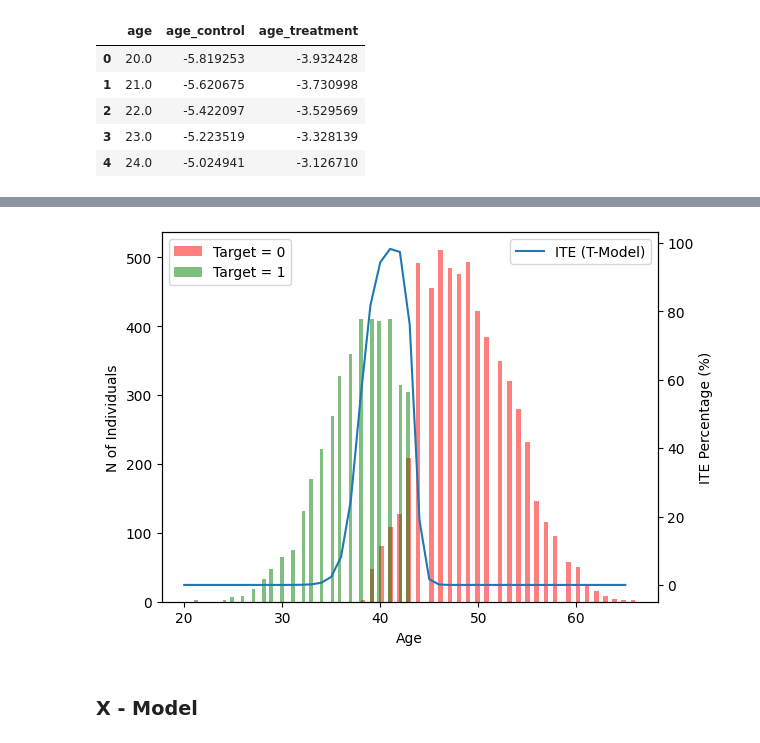
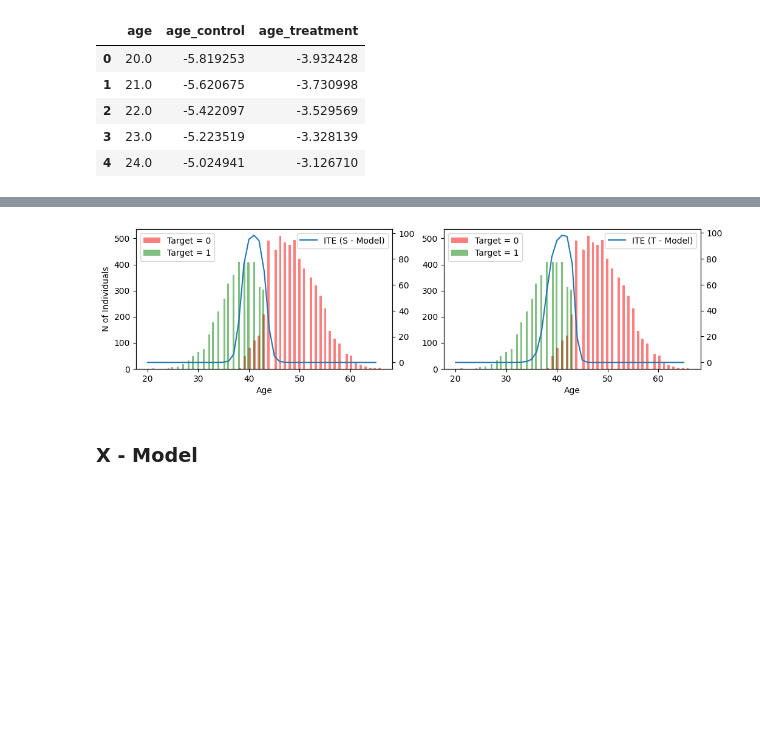
Before and after one commit to Bruno-Moreno/ML---Study, a Jupyter notebook: notebooks/STATS/causal_inference.ipynb, the cells around one changed output, grey strips where cells are left out. Drawn from its saved outputs; the diff is of its cells as text; code cells hidden in the pictures; blank space fills up the shorter version.

Commit message:
Causal Inference Update

```diff
--- a/notebooks/STATS/causal_inference.ipynb
+++ b/notebooks/STATS/causal_inference.ipynb
@@ -290,11 +273,11 @@ model_treatment.fit(X_treatment, y_treatment)
 # %% [output]
 LogisticRegression(random_state=666)
 # %%
-X_test = pd.DataFrame()
-X_test["age"] = np.linspace(20, 65, 46)
-X_test["age_control"] = (X_test["age"] - control_mean)/control_std
-X_test["age_treatment"] = (X_test["age"] - treatment_mean)/treatment_std
-X_test.head()
+X_test_t = pd.DataFrame()
+X_test_t["age"] = np.linspace(20, 65, 46)
+X_test_t["age_control"] = (X_test_t["age"] - control_mean)/control_std
+X_test_t["age_treatment"] = (X_test_t["age"] - treatment_mean)/treatment_std
+X_test_t.head()
 # %% [output]
 |  | age | age_control | age_treatment |
 | 0 | 20.0 | -5.819253 | -3.932428 |
@@ -303,12 +286,12 @@ X_test.head()
 | 3 | 23.0 | -5.223519 | -3.328139 |
 | 4 | 24.0 | -5.024941 | -3.126710 |
 # %%
-X_test["predicted_model_control"] = model_control.predict_proba(X_test[["age_control"]].values)[:, 1]
-X_test["predicted_model_treatment"] = model_treatment.predict_proba(X_test[["age_treatment"]].values)[:, 1]
+X_test_t["predicted_model_control"] = model_control.predict_proba(X_test_t[["age_control"]].values)[:, 1]
+X_test_t["predicted_model_treatment"] = model_treatment.predict_proba(X_test_t[["age_treatment"]].values)[:, 1]
 
-X_test["ITE"] = X_test["predicted_model_treatment"] - X_test["predicted_model_control"]
+X_test_t["ITE"] = X_test_t["predicted_model_treatment"] - X_test_t["predicted_model_control"]
 
-X_test.head()
+X_test_t.head()
 # %% [output]
 |  | age | age_control | age_treatment | predicted_model_control | predicted_model_treatment | ITE |
 | 0 | 20.0 | -5.819253 | -3.932428 | 1.0 | 1.0 | 7.349943e-11 |
@@ -317,21 +300,32 @@ X_test.head()
 | 3 | 23.0 | -5.223519 | -3.328139 | 1.0 | 1.0 | 3.709788e-09 |
 | 4 | 24.0 | -5.024941 | -3.126710 | 1.0 | 1.0 | 1.371000e-08 |
 # %%
-fig, ax1 = plt.subplots()
-ax2 = ax1.twinx()
+fig, axs = plt.subplots(1, 2, figsize = (12,3))
 
-ax1.hist(data.loc[data.target == 0, "age"], bins = 60, alpha = 0.5, label = "Target = 0", color = "red")
-ax1.hist(data.loc[data.target == 1, "age"], bins = 60, alpha = 0.5, label = "Target = 1", color = "green")
-ax1.legend(loc = "upper left")
-ax1.set_xlabel("Age")
-ax1.set_ylabel("N of Individuals")
+axs0_2 = axs[0].twinx()
+axs1_2 = axs[1].twinx()
 
-ax2.plot(X_test.age, X_test.ITE*100, label = "ITE (T-Model)")
-ax2.set_ylabel("ITE Percentage (%)")
-ax2.legend(loc = "upper right")
-plt.savefig("img/causal_inference_t_model.png", dpi = 300, bbox_inches='tight')
+axs[0].hist(data.loc[data.target == 0, "age"], bins = 60, alpha = 0.5, label = "Target = 0", color = "red")
+axs[0].hist(data.loc[data.target == 1, "age"], bins = 60, alpha = 0.5, label = "Target = 1", color = "green")
+axs[0].legend(loc = "upper left")
+axs[0].set_xlabel("Age")
+axs[0].set_ylabel("N of Individuals")
+
+axs0_2.plot(X_test_s.age, X_test_s.ITE*100, label = "ITE (S - Model)")
+axs0_2.legend(loc = "upper right")
+
+
+axs[1].hist(data.loc[data.target == 0, "age"], bins = 60, alpha = 0.5, label = "Target = 0", color = "red")
+axs[1].hist(data.loc[data.target == 1, "age"], bins = 60, alpha = 0.5, label = "Target = 1", color = "green")
+axs[1].legend(loc = "upper left")
+axs[1].set_xlabel("Age")
+
+axs1_2.plot(X_test_t.age, X_test_t.ITE*100, label = "ITE (T - Model)")
+axs1_2.legend(loc = "upper right")
+
+plt.savefig("img/causal_inference_meta_learners.png", dpi = 300, bbox_inches='tight')
 plt.show()
 # %% [output]
-[figure, old version]
+[figure, new version]
 # %% [markdown]
 ### X - Model
```
Also changed, not shown: parts of 2 cells of this notebook, 3 other files.
